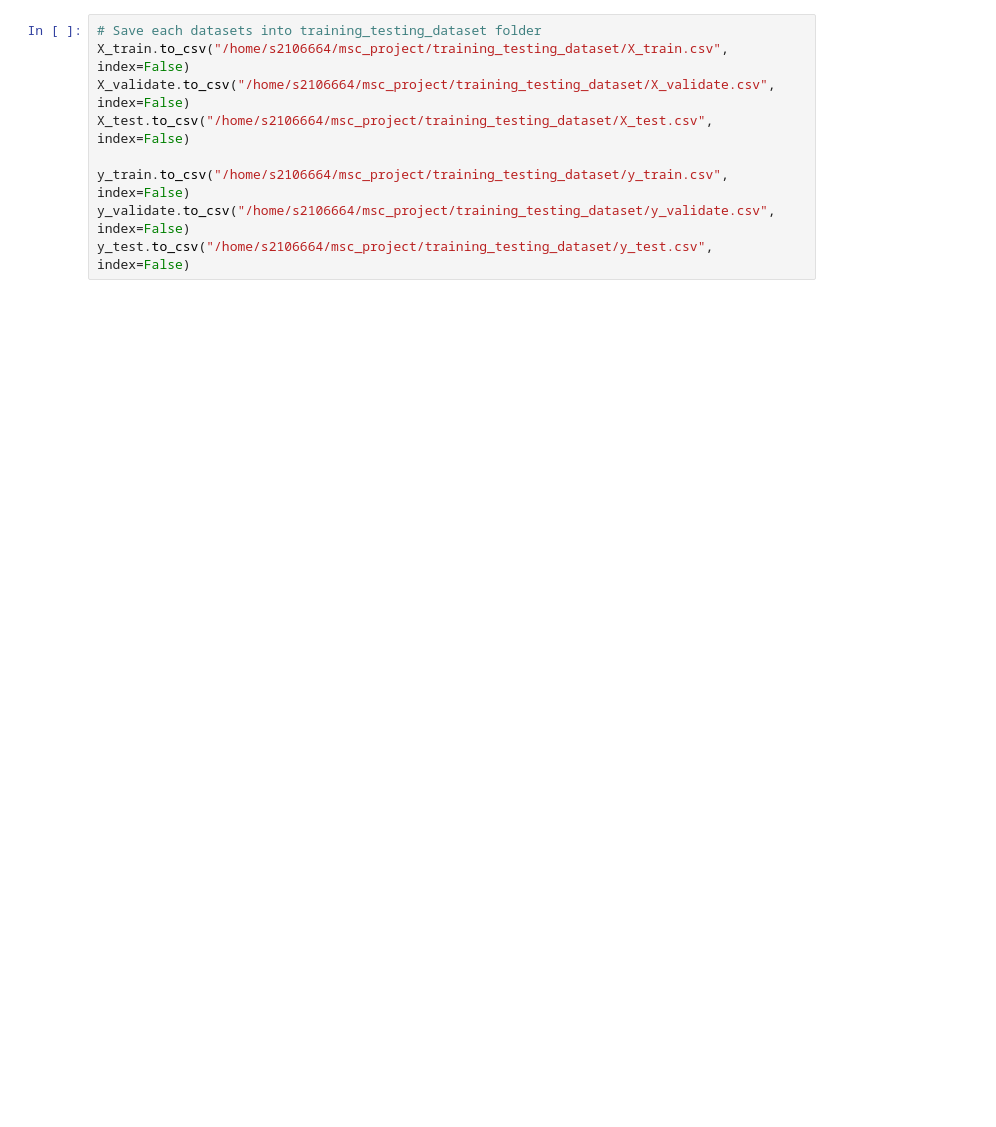
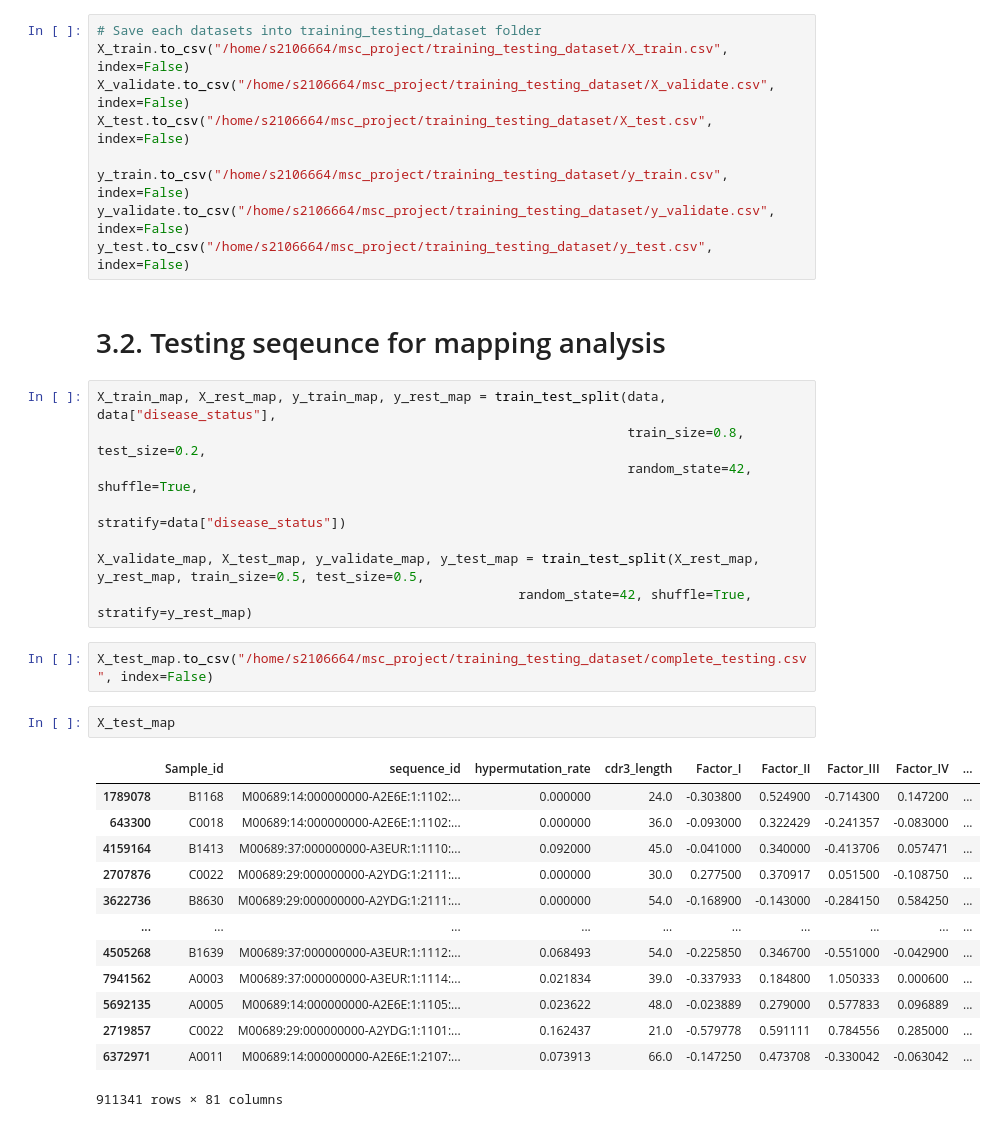
Before and after one commit to lewisl23/BCR-classification-model, a Jupyter notebook: exploratory_and_data_cleaning/data_cleaning_and_preprocessing.ipynb, the cells around one changed output. Cells and saved outputs as stored; diff of their text form; blank space fills up the shorter version.

```diff
--- a/exploratory_and_data_cleaning/data_cleaning_and_preprocessing.ipynb
+++ b/exploratory_and_data_cleaning/data_cleaning_and_preprocessing.ipynb
@@ -488,3 +494,31 @@ X_test.to_csv("/home/s2106664/msc_project/training_testing_dataset/X_test.csv",
 y_train.to_csv("/home/s2106664/msc_project/training_testing_dataset/y_train.csv", index=False)
 y_validate.to_csv("/home/s2106664/msc_project/training_testing_dataset/y_validate.csv", index=False)
 y_test.to_csv("/home/s2106664/msc_project/training_testing_dataset/y_test.csv", index=False)
+# %% [markdown]
+# 3.2. Testing seqeunce for mapping analysis
+# %%
+X_train_map, X_rest_map, y_train_map, y_rest_map = train_test_split(data, data["disease_status"],
+                                                                    train_size=0.8, test_size=0.2,
+                                                                    random_state=42, shuffle=True,
+                                                                    stratify=data["disease_status"])
+
+X_validate_map, X_test_map, y_validate_map, y_test_map = train_test_split(X_rest_map, y_rest_map, train_size=0.5, test_size=0.5,
+                                                      random_state=42, shuffle=True, stratify=y_rest_map)
+# %%
+X_test_map.to_csv("/home/s2106664/msc_project/training_testing_dataset/complete_testing.csv", index=False)
+# %%
+X_test_map
+# %% [output]
+|  | Sample_id | sequence_id | hypermutation_rate | cdr3_length | Factor_I | Factor_II | Factor_III | Factor_IV | ... |
+| 1789078 | B1168 | M00689:14:000000000-A2E6E:1:1102:... | 0.000000 | 24.0 | -0.303800 | 0.524900 | -0.714300 | 0.147200 | ... |
+| 643300 | C0018 | M00689:14:000000000-A2E6E:1:1102:... | 0.000000 | 36.0 | -0.093000 | 0.322429 | -0.241357 | -0.083000 | ... |
+| 4159164 | B1413 | M00689:37:000000000-A3EUR:1:1110:... | 0.092000 | 45.0 | -0.041000 | 0.340000 | -0.413706 | 0.057471 | ... |
+| 2707876 | C0022 | M00689:29:000000000-A2YDG:1:2111:... | 0.000000 | 30.0 | 0.277500 | 0.370917 | 0.051500 | -0.108750 | ... |
+| 3622736 | B8630 | M00689:29:000000000-A2YDG:1:2111:... | 0.000000 | 54.0 | -0.168900 | -0.143000 | -0.284150 | 0.584250 | ... |
+| ... | ... | ... | ... | ... | ... | ... | ... | ... | ... |
+| 4505268 | B1639 | M00689:37:000000000-A3EUR:1:1112:... | 0.068493 | 54.0 | -0.225850 | 0.346700 | -0.551000 | -0.042900 | ... |
+| 7941562 | A0003 | M00689:37:000000000-A3EUR:1:1114:... | 0.021834 | 39.0 | -0.337933 | 0.184800 | 1.050333 | 0.000600 | ... |
+| 5692135 | A0005 | M00689:14:000000000-A2E6E:1:1105:... | 0.023622 | 48.0 | -0.023889 | 0.279000 | 0.577833 | 0.096889 | ... |
+| 2719857 | C0022 | M00689:29:000000000-A2YDG:1:1101:... | 0.162437 | 21.0 | -0.579778 | 0.591111 | 0.784556 | 0.285000 | ... |
+| 6372971 | A0011 | M00689:14:000000000-A2E6E:1:2107:... | 0.073913 | 66.0 | -0.147250 | 0.473708 | -0.330042 | -0.063042 | ... |
+911341 rows × 81 columns
```
Also changed, not shown: parts of 13 cells of this notebook.
